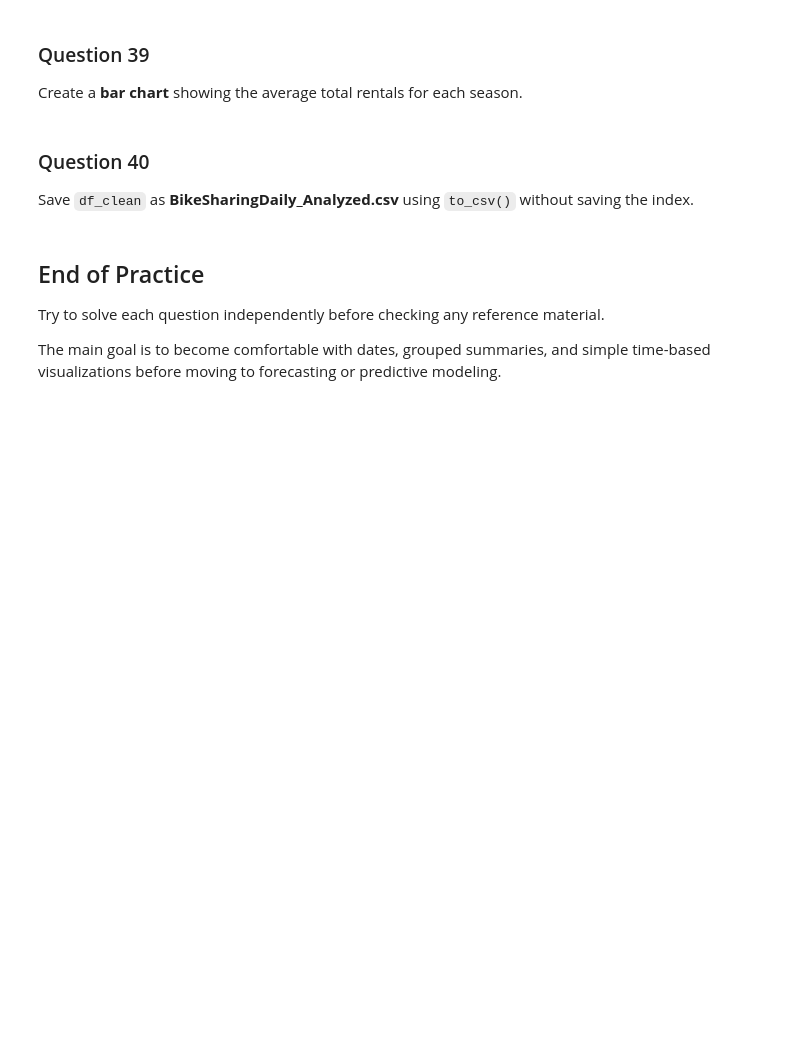
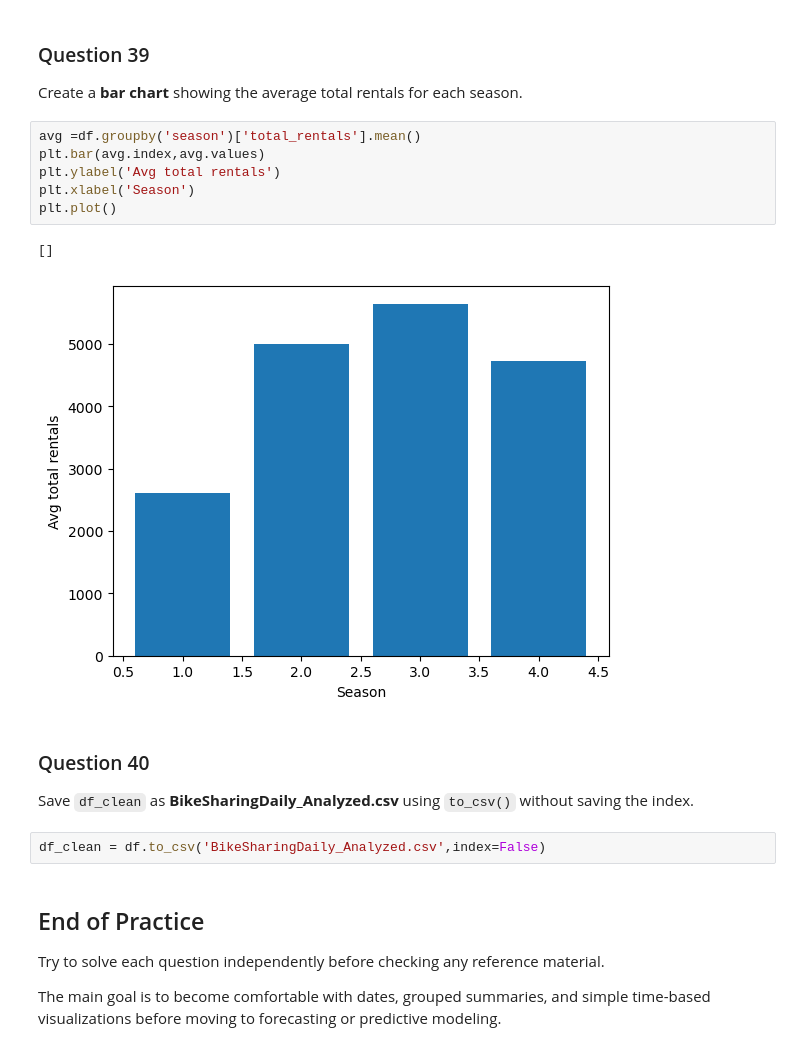
Before and after one commit to sumitshinde4585/Liha-tech-Assignments, a Jupyter notebook: Data-Science-Assignments-main/Assignment 7/Bike_Sharing_Daily_Beginner_to_Intermediate_Pandas_Practice.ipynb, the cells around one changed output. Drawn from its saved outputs; the diff is of its cells as text; blank space fills up the shorter version.

```diff
--- a/Data-Science-Assignments-main/Assignment 7/Bike_Sharing_Daily_Beginner_to_Intermediate_Pandas_Practice.ipynb
+++ b/Data-Science-Assignments-main/Assignment 7/Bike_Sharing_Daily_Beginner_to_Intermediate_Pandas_Practice.ipynb
@@ -186,9 +593,20 @@ Create a **line chart** showing `total_rentals` over `date` with an appropriate
 # %% [markdown]
 ### Question 39
 Create a **bar chart** showing the average total rentals for each season.
+# %%
+avg =df.groupby('season')['total_rentals'].mean()
+plt.bar(avg.index,avg.values)
+plt.ylabel('Avg total rentals')
+plt.xlabel('Season')
+plt.plot()
+# %% [output]
+[]
+[figure, added]
 # %% [markdown]
 ### Question 40
 Save `df_clean` as **BikeSharingDaily_Analyzed.csv** using `to_csv()` without saving the index.
+# %%
+df_clean = df.to_csv('BikeSharingDaily_Analyzed.csv',index=False)
 # %% [markdown]
 ## End of Practice
 
```
Also changed, not shown: parts of 38 cells of this notebook, 2 other files.
